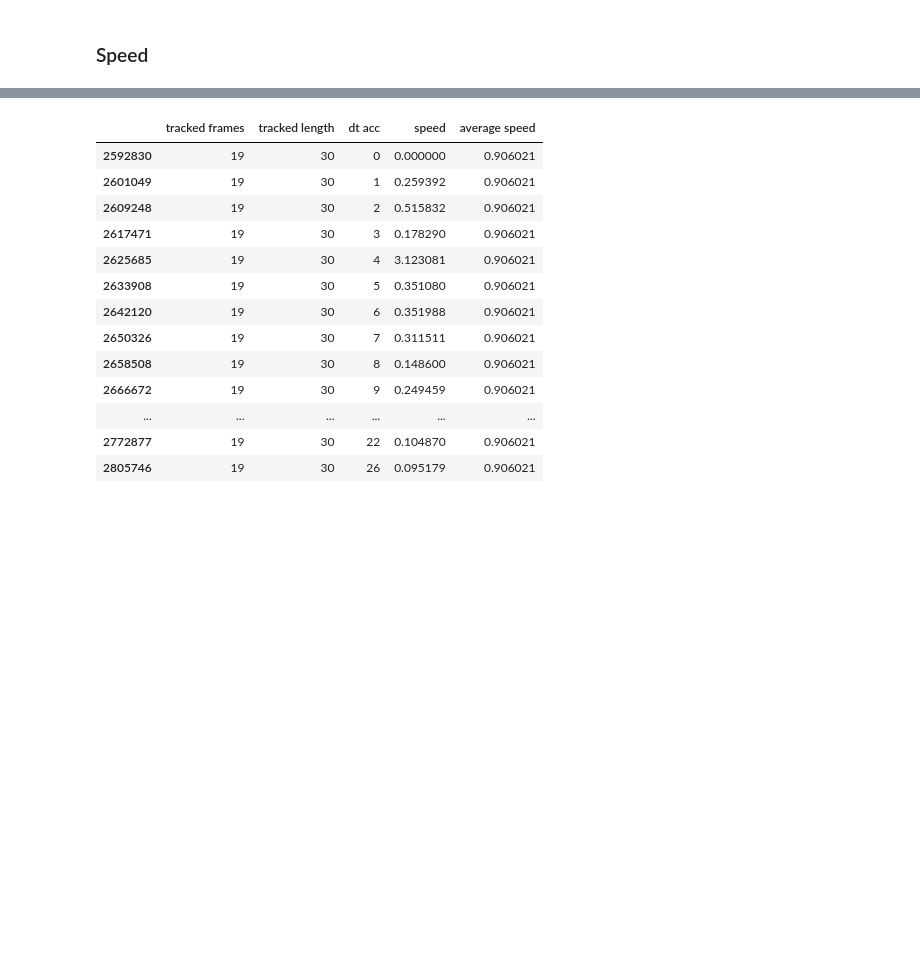
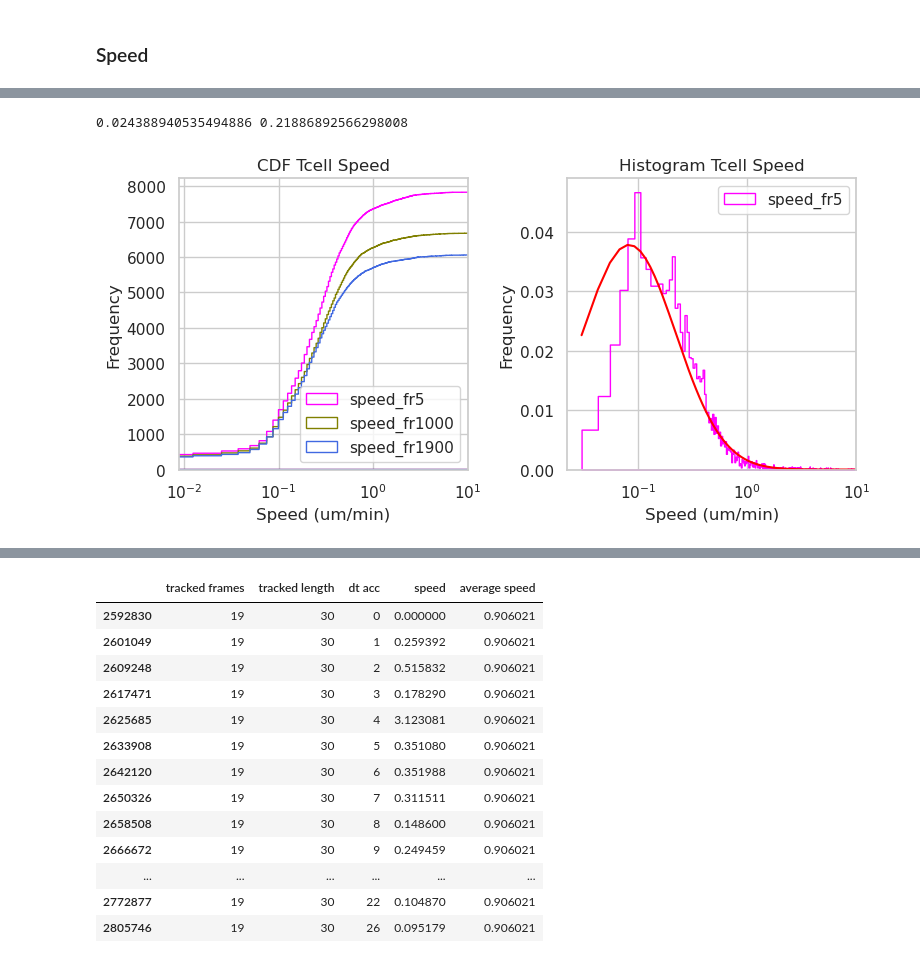
Before and after one commit to bpi-oxford/Cytotoxicity-Pipeline, a Jupyter notebook: notebooks/example_6.ipynb, the cells around one changed output, grey strips where cells are left out. Drawn from its saved outputs; the diff is of its cells as text; code cells hidden in the pictures; blank space fills up the shorter version.

```diff
--- a/notebooks/example_6.ipynb
+++ b/notebooks/example_6.ipynb
@@ -291,0 +360,65 @@ tracks_df_filtered_tcell_
+# %%
+import seaborn as sns
+from scipy import stats
+
+tracks_df_filtered_tcell_speed_5 = tracks_df_filtered_tcell[tracks_df_filtered_tcell["frame"]==5]
+tracks_df_filtered_tcell_speed_1000 = tracks_df_filtered_tcell[tracks_df_filtered_tcell["frame"]==1000]
+tracks_df_filtered_tcell_speed_1500 = tracks_df_filtered_tcell[tracks_df_filtered_tcell["frame"]==1900]
+
+# Plot tcell histogram
+fig, axes = plt.subplots(1, 2, figsize=(8, 4))
+sns.set(style='whitegrid')
+sns.histplot(data=tracks_df_filtered_tcell_speed_5, x='speed', bins=1000, kde=False, edgecolor='magenta', label='speed_fr5', stat="frequency", element="step",common_norm=False, cumulative=True,alpha=0,ax=axes[0])
+sns.histplot(data=tracks_df_filtered_tcell_speed_1000, x='speed', bins=1000, kde=False, edgecolor='olive', label='speed_fr1000',stat="frequency",element="step",common_norm=False,cumulative=True,alpha=0,ax=axes[0])
+sns.histplot(data=tracks_df_filtered_tcell_speed_1500, x='speed', bins=1000, kde=False, edgecolor='royalblue', label='speed_fr1900', stat="frequency", element="step",common_norm=False,cumulative=True, alpha=0,ax=axes[0])
+axes[0].set_title('CDF Tcell Speed')
+axes[0].set_xlabel("Speed (um/min)")
+tickpos=[1e-2,1e-1,1e0,1e1]
+ticklabel = [t*1.6*10.0/60. for t in tickpos]
+
+axes[0].set_xticks(tickpos,ticklabel)
+axes[0].set_ylabel("Frequency")
+axes[0].set_xscale("log")
+axes[0].set_xlim([0,10])
+axes[0].legend(loc=4)
+plt.tight_layout()
+
+# sns.histplot(data=tracks_df_filtered_tcell_speed_5, x='speed', bins=1000, kde=False, edgecolor='magenta', label='speed_fr5', stat="probability", element="step",common_norm=False, cumulative=False,alpha=0,ax=axes[1])
+# sns.histplot(data=tracks_df_filtered_tcell_speed_1000, x='speed', bins=1000, kde=False, edgecolor='olive', label='speed_fr1000',stat="probability",element="step",common_norm=False,cumulative=False,alpha=0,ax=axes[1])
+# sns.histplot(data=tracks_df_filtered_tcell_speed_1500, x='speed', bins=1000, kde=False, edgecolor='royalblue', label='speed_fr1900', stat="probability", element="step",common_norm=False,cumulative=False, alpha=0,ax=axes[1])
+axes[1].set_title('Histogram Tcell Speed')
+axes[1].set_xlabel("Speed (um/min)")
+
+fit_y=tracks_df_filtered_tcell_speed_1500['speed']
+fit_y= fit_y[fit_y>3e-2]
+sns.histplot(data=fit_y, bins=1000, kde=False, edgecolor='magenta', label='speed_fr5', stat="probability", element="step",common_norm=False, cumulative=False,alpha=0,ax=axes[1])
+H,B=np.histogram(fit_y, bins=1000)
+# H_norm=H/np.sum(H)
+# mean, var, skew, kurt = stats.lognorm.stats(fit_y,moments="mvsk")
+# print(
+#     "mean: ",mean,
+#     "var: ", var,
+#     "skew: ", skew,
+#     "kurt: ",kurt
+# )
+sigma,loc,exp_mu=stats.lognorm.fit(fit_y,method='MLE')
+mu = np.log(exp_mu)
+# x = np.linspace(1e-2,1e1,2000)
+x = B
+print(loc,exp_mu)
+pdf = (np.exp(-(np.log(x) - mu)**2 / (2 * sigma**2))/ (x * sigma * np.sqrt(2 * np.pi)))
+pdf = pdf/np.sum(pdf)
+axes[1].plot(x,pdf,color="red")
+
+# tickpos=[1e-2,1e-1,1e0,1e1]
+# ticklabel = [t*1.6*10.0/60. for t in tickpos]
+
+# axes[1].set_xticks(tickpos,ticklabel)
+axes[1].set_ylabel("Frequency")
+axes[1].set_xscale("log")
+axes[1].set_xlim([0,10])
+axes[1].legend(loc=1)
+plt.tight_layout()
+# %% [output]
+0.024388940535494886 0.21886892566298008
+[figure, added]
```
Also changed, not shown: parts of 10 cells of this notebook.
